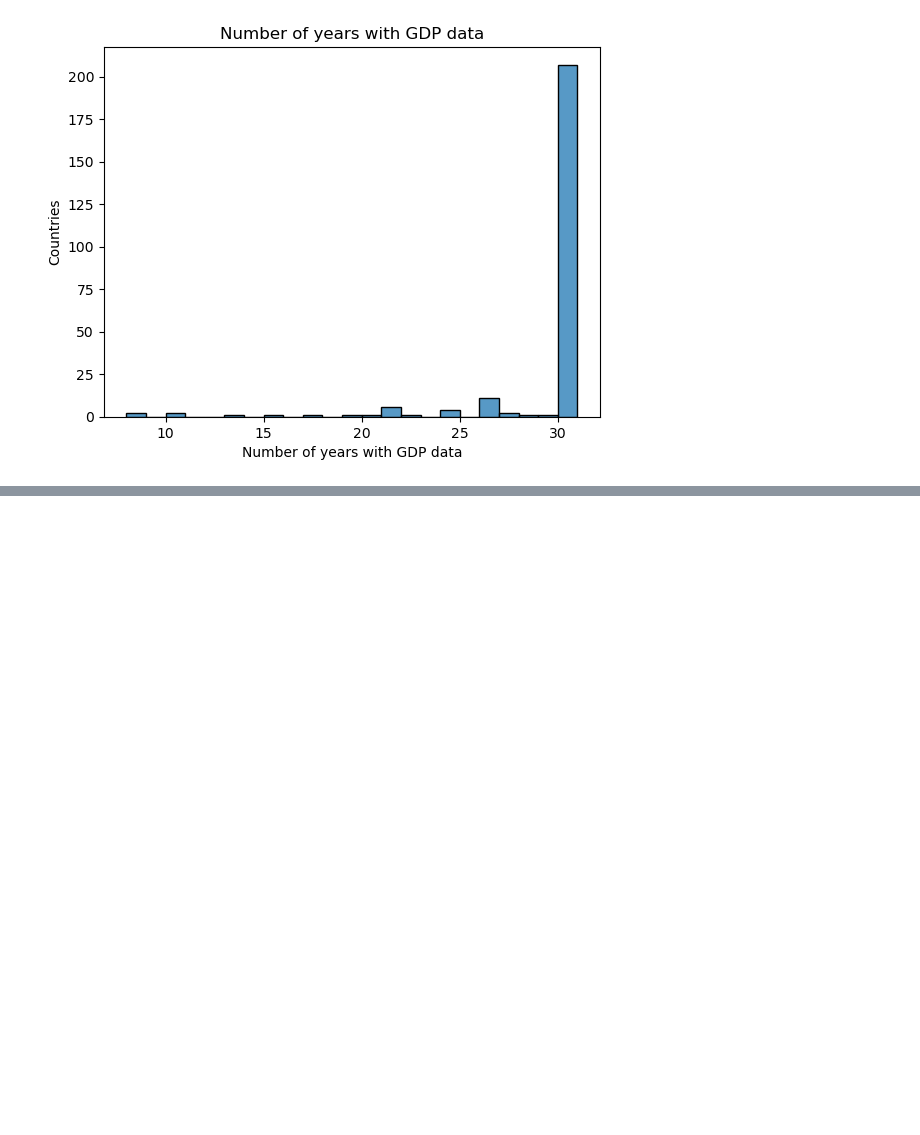
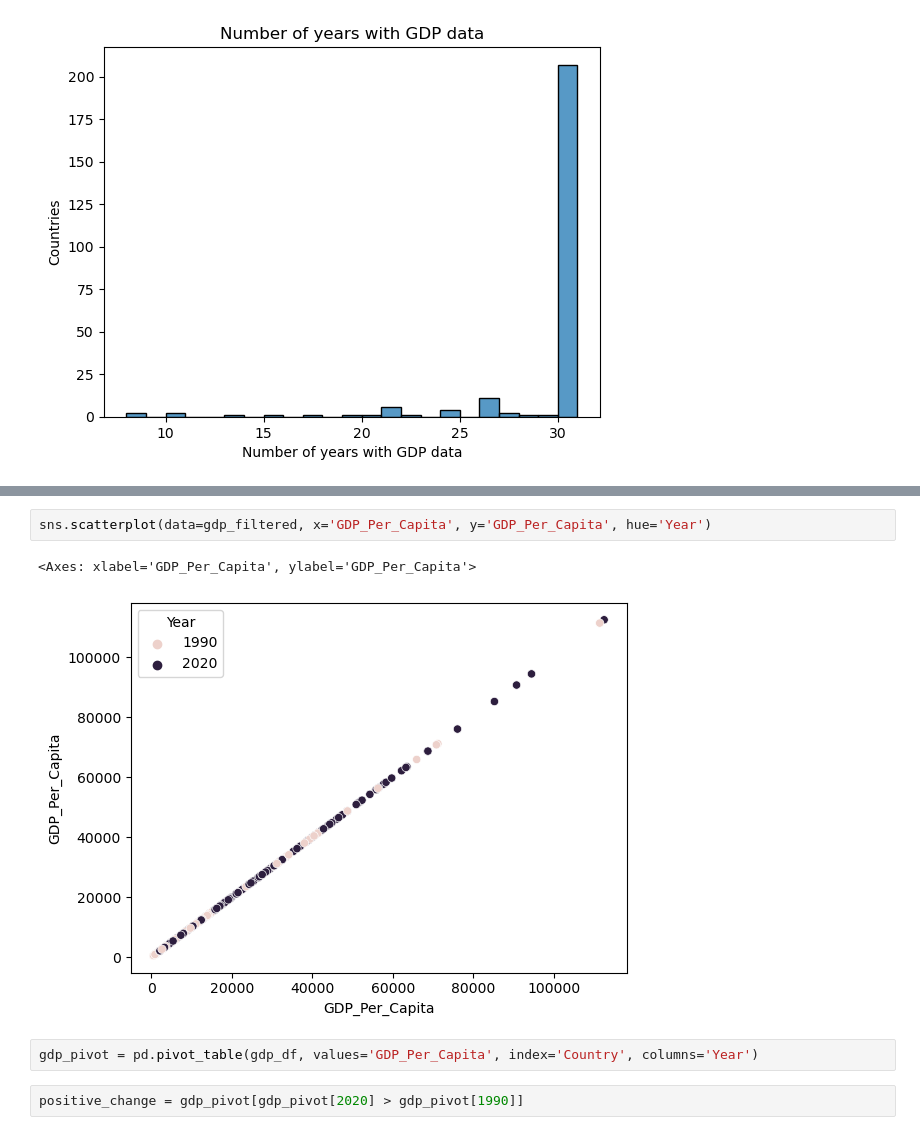
Before and after one commit to NSS-Data-Analytics-Cohort-8/gdp-and-internet-usage-BrandylynLanders, a Jupyter notebook: notebooks/un_project_bml.ipynb, the cells around one changed output, grey strips where cells are left out. Drawn from its saved outputs; the diff is of its cells as text; blank space fills up the shorter version.

```diff
--- a/notebooks/un_project_bml.ipynb
+++ b/notebooks/un_project_bml.ipynb
@@ -328,0 +361,9 @@ A12.
+# %%
+sns.scatterplot(data=gdp_filtered, x='GDP_Per_Capita', y='GDP_Per_Capita', hue='Year')
+# %% [output]
+<Axes: xlabel='GDP_Per_Capita', ylabel='GDP_Per_Capita'>
+[figure, added]
+# %%
+gdp_pivot = pd.pivot_table(gdp_df, values='GDP_Per_Capita', index='Country', columns='Year')
+# %%
+positive_change = gdp_pivot[gdp_pivot[2020] > gdp_pivot[1990]]
```
Also changed, not shown: parts of 63 cells of this notebook.
